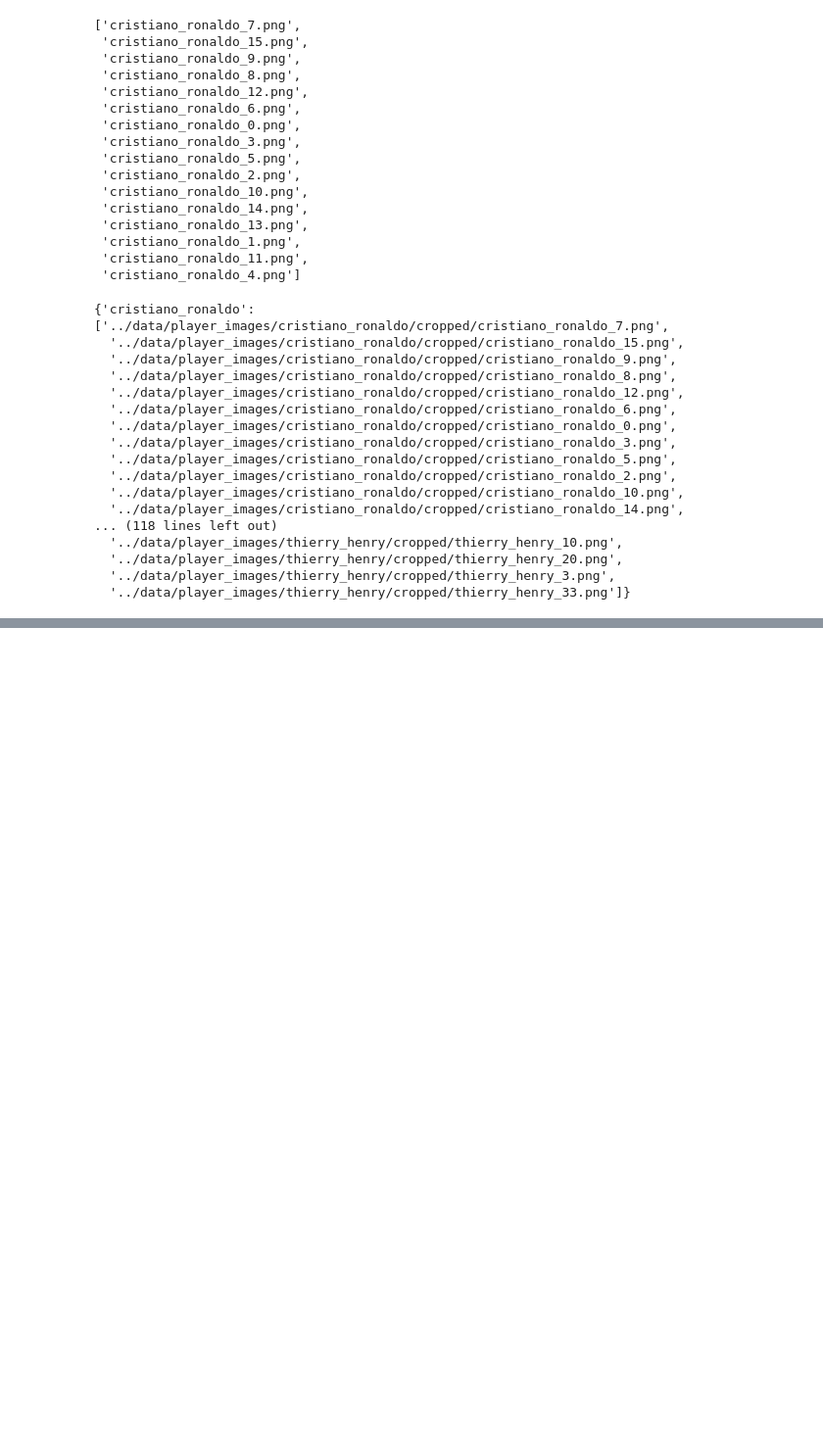
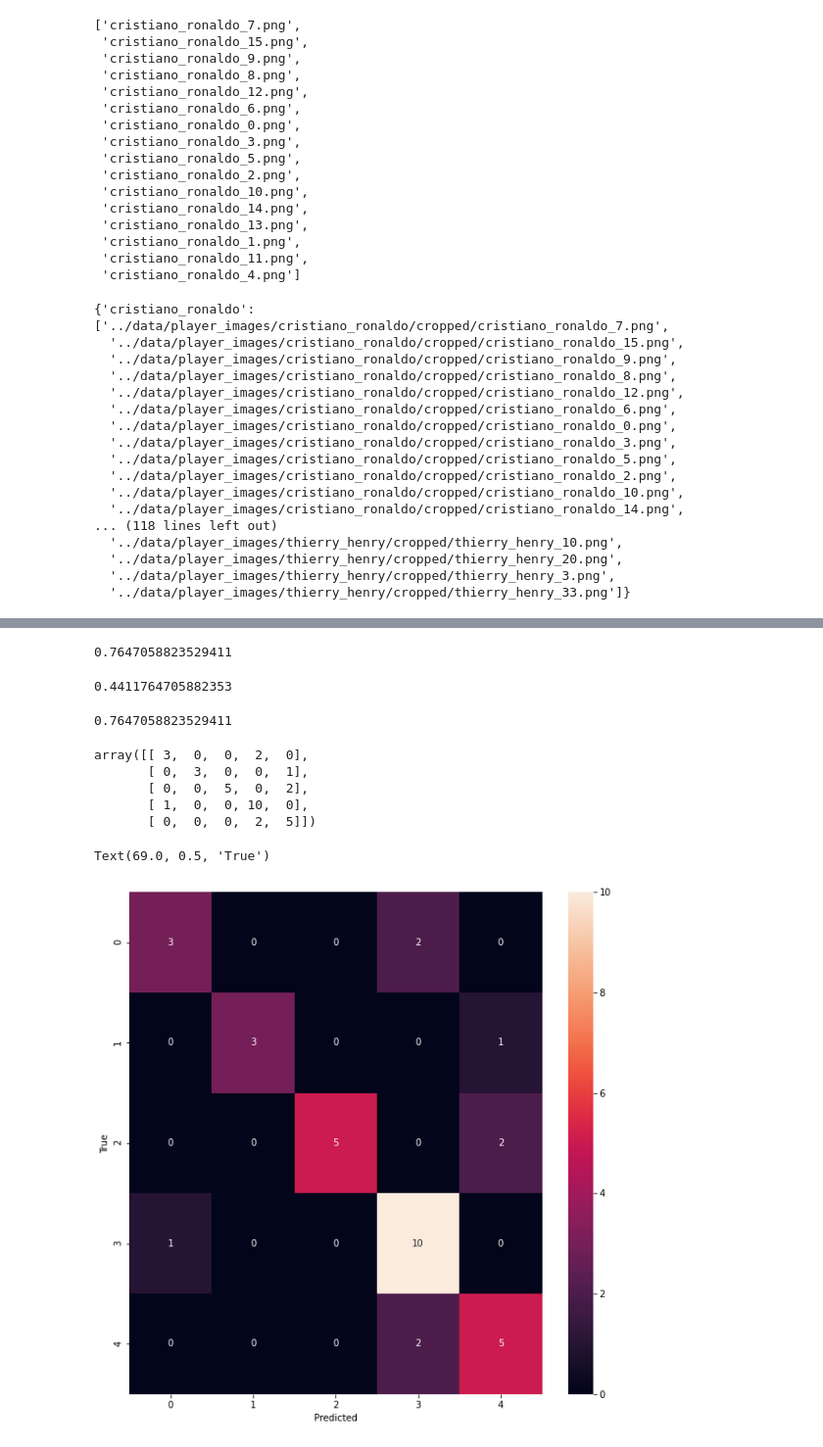
Before and after one commit to Micky373/end_to_end_football_players_image_classification, a Jupyter notebook: notebooks/model_training_and_validating.ipynb, the cells around one changed output, grey strips where cells are left out. Shown at 98% size. Saved outputs shown, nothing was run; the diff lists cells and outputs as text; code cells hidden in the pictures; blank space fills up the shorter version.

Commit message:
Finish model training

```diff
--- a/notebooks/model_training_and_validating.ipynb
+++ b/notebooks/model_training_and_validating.ipynb
@@ -66,0 +193,10 @@ player_file_name_dict
+# %%
+X_train,X_test,y_train,y_test = train_test_split(X,y,random_state = 42)
+
+pipe = Pipeline([
+    ('scaler',StandardScaler()),
+    ('svc',SVC(kernel = 'rbf', C = 10))
+])
+
+pipe.fit(X_train,y_train)
+pipe.score(X_test,y_test)
@@ -66,0 +244,20 @@ player_file_name_dict
+# %%
+scores = []
+best_estimators = {}
+
+for algo, model_params in algos.items():
+
+    pipe = make_pipeline(StandardScaler(),model_params['model'])
+    cl = GridSearchCV(pipe,model_params['params'],cv=5,return_train_score = False)
+    cl.fit(X_train,y_train)
+
+    scores.append({
+        'model': algo,
+        'best_score': cl.best_score_,
+        'best_params': cl.best_params_
+    })
+
+    best_estimators[algo] = cl.best_estimator_
+
+df = pd.DataFrame(scores,columns=['model','best_score','best_params'])
+df
@@ -66,0 +281,31 @@ player_file_name_dict
+# %%
+best_estimators['svm'].score(X_test,y_test)
+# %% [output]
+0.7647058823529411
+# %%
+best_estimators['random_forest'].score(X_test,y_test)
+# %% [output]
+0.4411764705882353
+# %%
+best_estimators['logistic_regression'].score(X_test,y_test)
+# %% [output]
+0.7647058823529411
+# %%
+best_classifier = best_estimators['svm']
+# %%
+cm = confusion_matrix(y_test,best_classifier.predict(X_test))
+cm
+# %% [output]
+array([[ 3,  0,  0,  2,  0],
+       [ 0,  3,  0,  0,  1],
+       [ 0,  0,  5,  0,  2],
+       [ 1,  0,  0, 10,  0],
+       [ 0,  0,  0,  2,  5]])
+# %%
+plt.figure(figsize = (10,10))
+sn.heatmap(cm,annot = True)
+plt.xlabel('Predicted')
+plt.ylabel('True')
+# %% [output]
+Text(69.0, 0.5, 'True')
+[figure, added]
```
Also changed, not shown: parts of 21 cells of this notebook, 2 other files.
